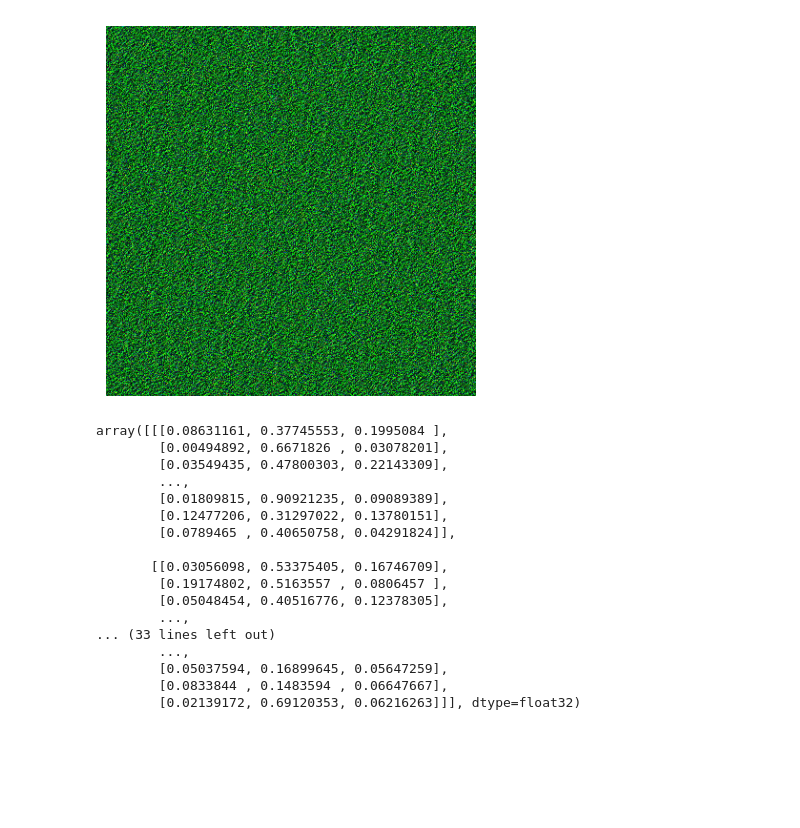
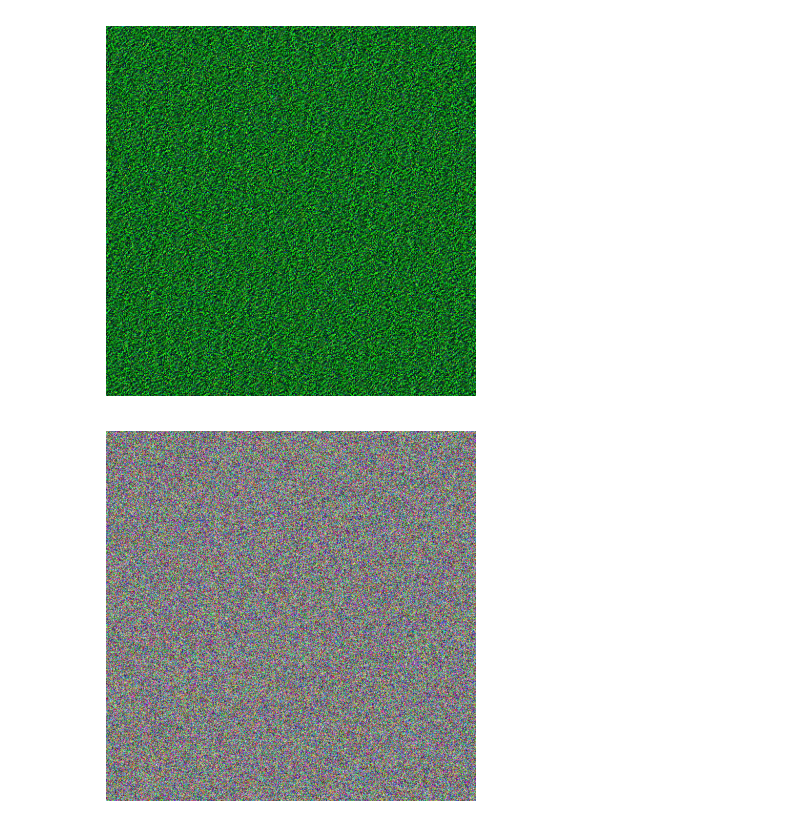
Before and after one commit to Tydo45/text-to-image-diffusion, a Jupyter notebook: Unet.ipynb, the cells around one changed output. Saved outputs shown, nothing was run; the diff lists cells and outputs as text; code cells hidden in the pictures; blank space fills up the shorter version.

```diff
--- a/Unet.ipynb
+++ b/Unet.ipynb
@@ -6,60 +16,49 @@ import numpy as np
 # %%
 # Input Layer 572x572 (Pixels) x 3 (RGB)
-x = tf.keras.layers.Input(shape=(572, 572, 3)); y=x                            # 572x572x3
+shape = (572, 572, 3)
+
+x = tf.keras.layers.Input(shape=shape); y=x                                    # 572x572x3
+y = NoiseLayer()(y)                                                            # 572x572x3
+y = tf.concat([y, x], axis=-1)                                                 # 572x572x6
 y = tf.keras.layers.Conv2D(filters=64, kernel_size=(3,3), padding='valid')(y)  # 570x570x64
 y = tf.keras.layers.Conv2D(filters=64, kernel_size=(3,3), padding='valid')(y)  # 568x568x64
-
 skip1 = y                                                                      # 568x568x64
 y = tf.keras.layers.MaxPooling2D(2)(y)                                         # 284x284x64
-
 y = tf.keras.layers.Conv2D(128, 3, activation='relu')(y)                       # 282x282x128
 y = tf.keras.layers.Conv2D(128, 3, activation='relu')(y)                       # 280x280x128
-
 skip2 = y                                                                      # 280x280x128
 y = tf.keras.layers.MaxPooling2D(2)(y)                                         # 140x140x128
-
-
 y = tf.keras.layers.Conv2D(256, 3, activation='relu')(y)                       # 138x138x256
 y = tf.keras.layers.Conv2D(256, 3, activation='relu')(y)                       # 136x136x256
-
 skip3 = y                                                                      # 136x136x256
 y = tf.keras.layers.MaxPooling2D(2)(y)                                         # 68x68x256
-
 y = tf.keras.layers.Conv2D(512, 3, activation='relu')(y)                       # 66x66x512
 y = tf.keras.layers.Conv2D(512, 3, activation='relu')(y)                       # 64x64x512
-
 skip4 = y                                                                      # 64x64x512
 y = tf.keras.layers.MaxPooling2D(2)(y)                                         # 32x32x512
-
 y = tf.keras.layers.Conv2D(1024, 3, activation='relu')(y)                      # 30x30x1024
 y = tf.keras.layers.Conv2D(1024, 3, activation='relu')(y)                      # 28x28x1024
-
 y = tf.keras.layers.Conv2DTranspose(512, 2, strides=2, activation='relu')(y)   # 56x56x512
 skip4 = tf.keras.layers.Cropping2D(cropping=((4,4),(4,4)))(skip4)              # 56x56x512
 y = tf.keras.layers.Add()([y, skip4])
 y = tf.keras.layers.Conv2D(512, 3, activation='relu')(y)                       # 54x54x512
 y = tf.keras.layers.Conv2D(512, 3, activation='relu')(y)                       # 52x52x512
-
 y = tf.keras.layers.Conv2DTranspose(256, 2, strides=2, activation='relu')(y)   # 104x104x256
 skip3 = tf.keras.layers.Cropping2D(cropping=((16,16),(16,16)))(skip3)          # 104x104x256
 y = tf.keras.layers.Add()([y, skip3])
 y = tf.keras.layers.Conv2D(256, 3, activation='relu')(y)                       # 102x102x256
 y = tf.keras.layers.Conv2D(256, 3, activation='relu')(y)                       # 100x100x256
-
 y = tf.keras.layers.Conv2DTranspose(128, 2, strides=2, activation='relu')(y)   # 200x200x128
 skip2 = tf.keras.layers.Cropping2D(cropping=((40,40),(40,40)))(skip2)          # 200x200x128
 y = tf.keras.layers.Add()([y, skip2])
 y = tf.keras.layers.Conv2D(128, 3, activation='relu')(y)                       # 198x198x128
 y = tf.keras.layers.Conv2D(128, 3, activation='relu')(y)                       # 196x196x128
-
 y = tf.keras.layers.Conv2DTranspose(64, 2, strides=2, activation='relu')(y)    # 392x392x64
 skip1 = tf.keras.layers.Cropping2D(cropping=((88,88),(88,88)))(skip1)          # 392x392x64
 y = tf.keras.layers.Add()([y, skip1])
 y = tf.keras.layers.Conv2D(64, 3, activation='relu')(y)                        # 390x390x64
 y = tf.keras.layers.Conv2D(64, 3, activation='relu')(y)                        # 388x388x64
-
 y = tf.keras.layers.Conv2D(3, 1, activation='sigmoid')(y)                      # 388x388x3
-
 model = Model(inputs=x, outputs=y)
 model.summary()
 # %% [output]
@@ -116,23 +114,10 @@ plt.show()
 # %% [output]
 1/1 [==============================] - 1s 816ms/step
 [figure]
-# %%
-image
-# %% [output]
-array([[[0.08631161, 0.37745553, 0.1995084 ],
-        [0.00494892, 0.6671826 , 0.03078201],
-        [0.03549435, 0.47800303, 0.22143309],
-        ...,
-        [0.01809815, 0.90921235, 0.09089389],
-        [0.12477206, 0.31297022, 0.13780151],
-        [0.0789465 , 0.40650758, 0.04291824]],
-
-       [[0.03056098, 0.53375405, 0.16746709],
-        [0.19174802, 0.5163557 , 0.0806457 ],
-        [0.05048454, 0.40516776, 0.12378305],
-        ...,
-... (33 lines left out)
-        ...,
-        [0.05037594, 0.16899645, 0.05647259],
-        [0.0833844 , 0.1483594 , 0.06647667],
-        [0.02139172, 0.69120353, 0.06216263]]], dtype=float32)
+# %%
+test = tf.random.uniform(shape=shape, minval=0, maxval=255, dtype=tf.int32)
+plt.imshow(test)
+plt.axis('off')
+plt.show()
+# %% [output]
+[figure, added]
```
Also changed, not shown: parts of 4 cells of this notebook.
